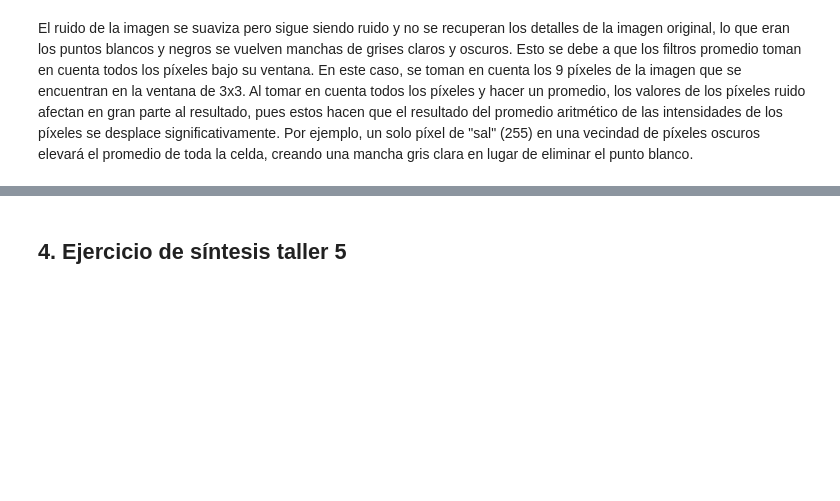
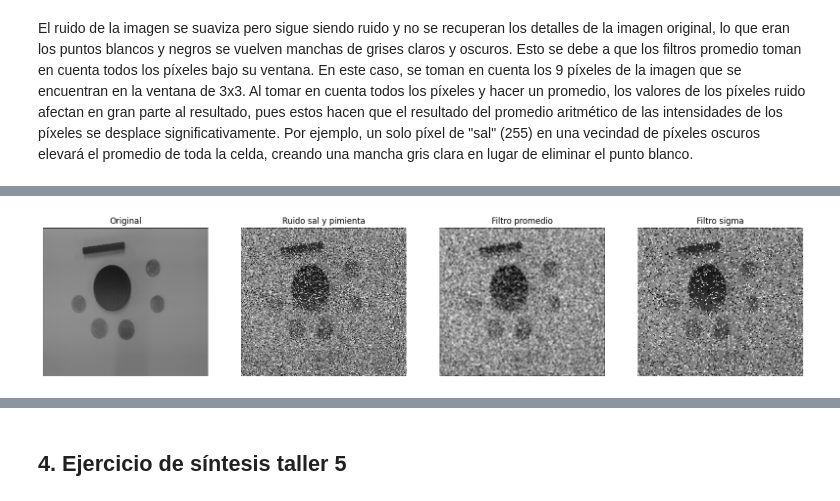
Before and after one commit to davidtobonm/talleres-imagenes-y-vision, a Jupyter notebook: Taller_5/Taller5.ipynb, the cells around one changed output, grey strips where cells are left out. Saved outputs shown, nothing was run; the diff lists cells and outputs as text; code cells hidden in the pictures; blank space fills up the shorter version.

```diff
--- a/Taller_5/Taller5.ipynb
+++ b/Taller_5/Taller5.ipynb
@@ -72,0 +75,42 @@ El ruido de la imagen se suaviza pero sigue siendo ruido y no se recuperan los d
+# %%
+import numpy as np
+from scipy.ndimage import generic_filter
+
+
+def sigma_filter(values, median=False):
+
+    mean = values[int((values.size)//2)]
+    if median:
+      mean = np.median(values)
+
+    std = np.std(values)
+    filtered_values = values[(values > mean - std) & (values < mean + std)]
+    return np.mean(values) if filtered_values.size<=1 else np.mean(filtered_values)
+
+
+sigma_filter_result = generic_filter(noised_image, sigma_filter, size=(3,3))
+
+plt.figure(figsize=(20,5))
+plt.subplot(1,4,1)
+plt.imshow(morpho_img, cmap='gray', vmin=0, vmax=255)
+plt.title('Original')
+plt.axis('off')
+
+plt.subplot(1,4,2)
+plt.imshow(noised_image, cmap='gray', vmin=0, vmax=1)
+plt.title('Ruido sal y pimienta')
+plt.axis('off')
+
+plt.subplot(1,4,3)
+plt.imshow(avg_filter_result, cmap='gray')
+plt.title('Filtro promedio')
+plt.axis('off')
+
+plt.subplot(1,4,4)
+plt.imshow(sigma_filter_result, cmap='gray', vmin=0, vmax=1)
+plt.title('Filtro sigma')
+plt.axis('off')
+
+plt.show()
+# %% [output]
+[figure, added]
```
Also changed, not shown: parts of 8 cells of this notebook.
